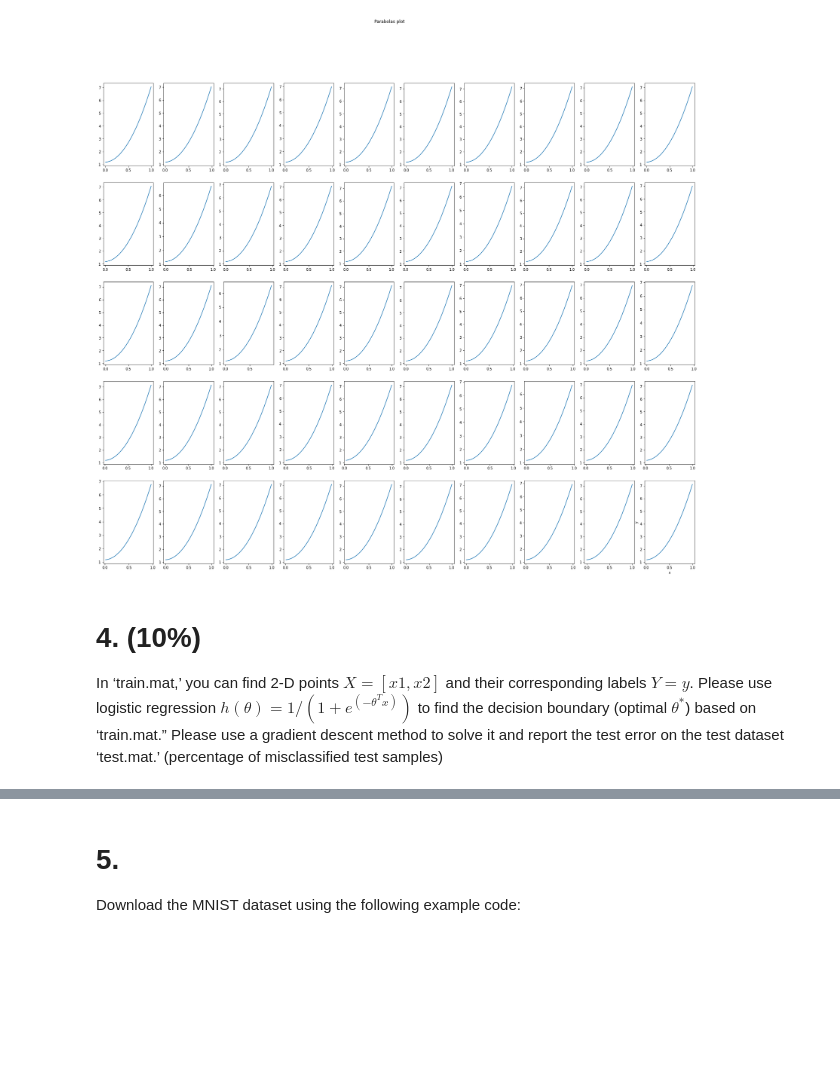
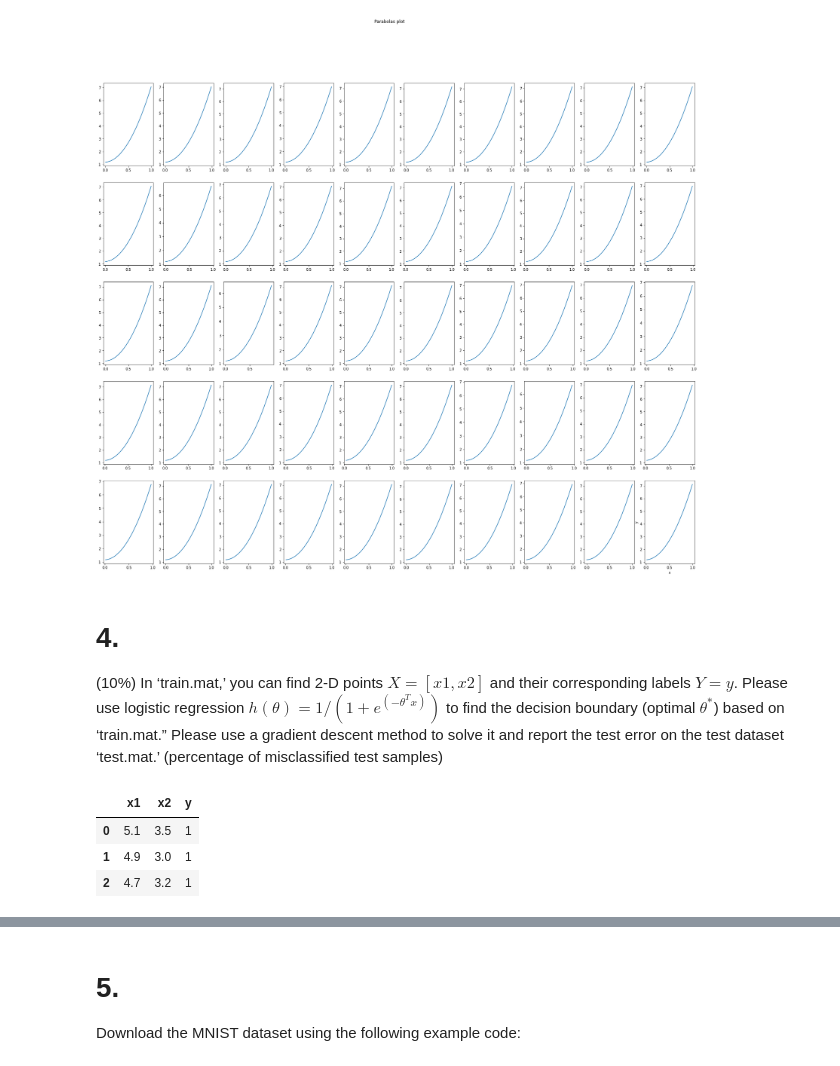
Before and after one commit to mequanent/Deep-Learning, a Jupyter notebook: Maths_for_Deep_Learning.ipynb, the cells around one changed output, grey strips where cells are left out. Cells and saved outputs as stored; diff of their text form; code cells hidden in the pictures; blank space fills up the shorter version.

```diff
--- a/Maths_for_Deep_Learning.ipynb
+++ b/Maths_for_Deep_Learning.ipynb
@@ -163,5 +167,6 @@ plt.show
 <function matplotlib.pyplot.show(*args, **kw)>
 [figure]
 # %% [markdown]
-# 4. (10%)
+# 4.
+(10%)
 In ‘train.mat,’ you can find 2-D points $X=[x1, x2]$ and their corresponding labels $Y=y$. Please use logistic regression $h(θ)=1/(1+e^(-θ^T x))$  to find the decision boundary (optimal $θ^*$) based on ‘train.mat.” Please use a gradient descent method to solve it and report the test error on the test dataset ‘test.mat.’ (percentage of misclassified test samples)
@@ -177,0 +173,17 @@ test_y = test['y'].flatten()
+# %%
+train_mat = loadmat(r"Ex1/train.mat")
+test_mat = loadmat(r"Ex1/test.mat")
+
+train, test = pd.DataFrame(), pd.DataFrame()
+
+train["x1"], train["x2"] = train_mat['x1'].flatten(),  train_mat['x2']
+test["x1"],test["x2"]  = test_mat['x1'].flatten(),  test_mat['x2']
+
+train["y"], test["y"]  = train_mat['y'], test_mat['y']
+
+train.head(3)
+# %% [output]
+|  | x1 | x2 | y |
+| 0 | 5.1 | 3.5 | 1 |
+| 1 | 4.9 | 3.0 | 1 |
+| 2 | 4.7 | 3.2 | 1 |
```
Also changed, not shown: parts of 17 cells of this notebook.
